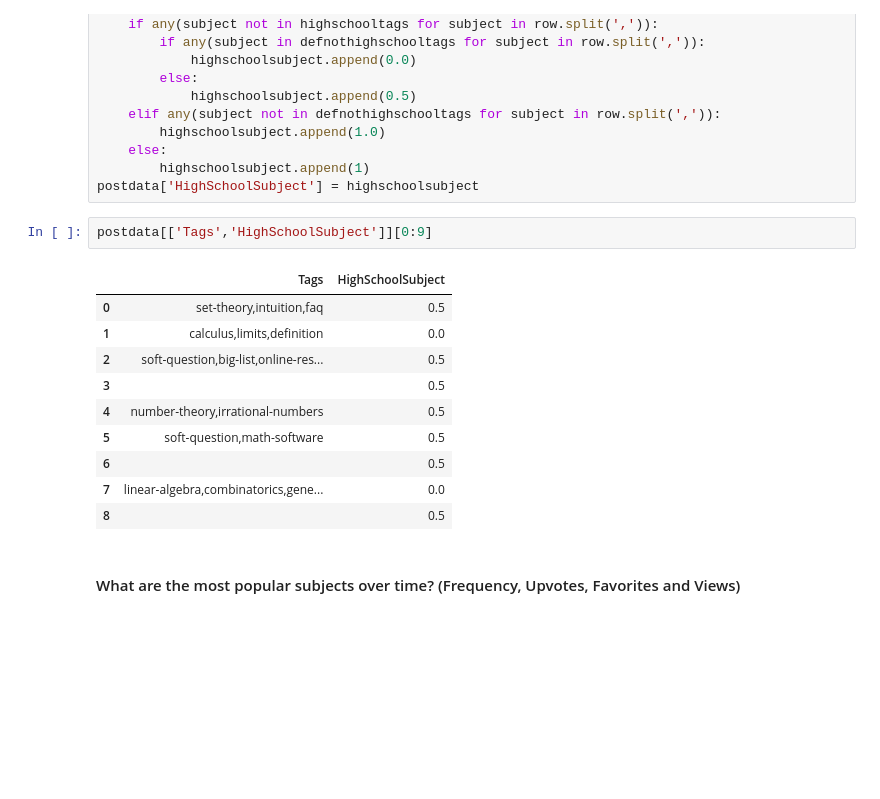
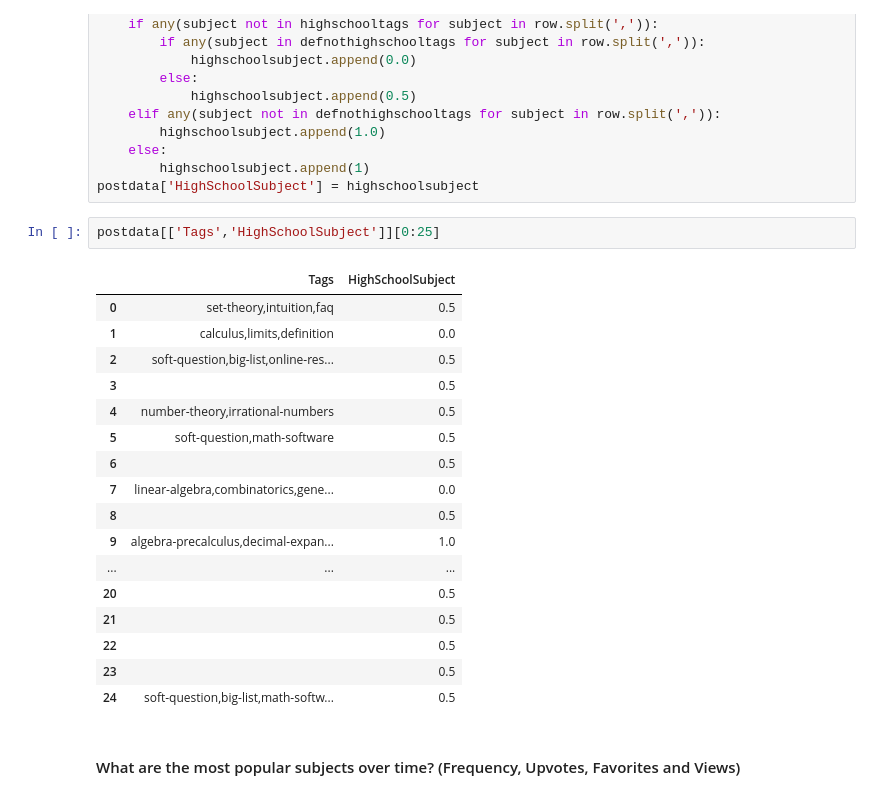
Before and after one commit to jaclynweiser/DS3-Project-Kojak, a Jupyter notebook: Project_Kojak_StackExchange.ipynb, the cells around one changed output. Cells and saved outputs as stored; diff of their text form; blank space fills up the shorter version.

```diff
--- a/Project_Kojak_StackExchange.ipynb
+++ b/Project_Kojak_StackExchange.ipynb
@@ -214,18 +208,25 @@ for row in postdata.Tags:
         highschoolsubject.append(1)
 postdata['HighSchoolSubject'] = highschoolsubject
 # %%
-postdata[['Tags','HighSchoolSubject']][0:9]
+postdata[['Tags','HighSchoolSubject']][0:25]
 # %% [output]
 |  | Tags | HighSchoolSubject |
 | 0 | set-theory,intuition,faq | 0.5 |
 | 1 | calculus,limits,definition | 0.0 |
 | 2 | soft-question,big-list,online-res... | 0.5 |
 | 3 |  | 0.5 |
 | 4 | number-theory,irrational-numbers | 0.5 |
 | 5 | soft-question,math-software | 0.5 |
 | 6 |  | 0.5 |
 | 7 | linear-algebra,combinatorics,gene... | 0.0 |
 | 8 |  | 0.5 |
+| 9 | algebra-precalculus,decimal-expan... | 1.0 |
+| ... | ... | ... |
+| 20 |  | 0.5 |
+| 21 |  | 0.5 |
+| 22 |  | 0.5 |
+| 23 |  | 0.5 |
+| 24 | soft-question,big-list,math-softw... | 0.5 |
 # %% [markdown]
 #### What are the most popular subjects over time? (Frequency, Upvotes, Favorites and Views)
 # %%
```
Also changed, not shown: parts of 61 cells of this notebook.
